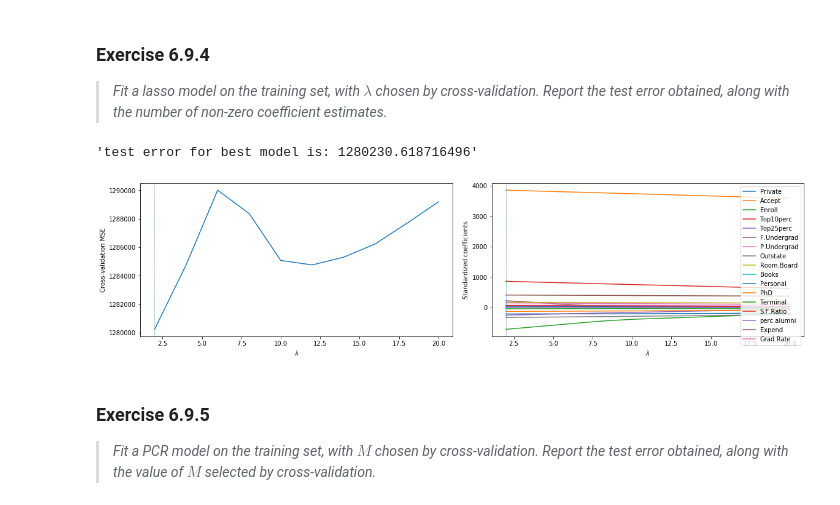
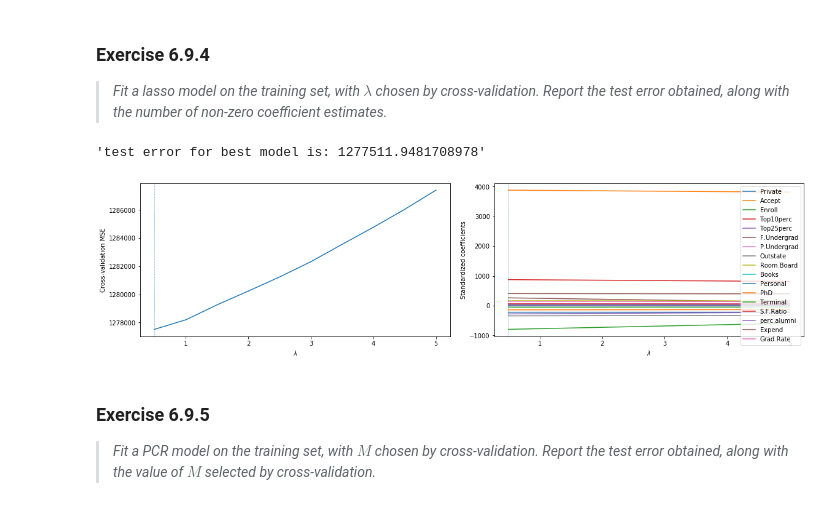
Before and after one commit to HerrBroekman/Python-solutions-for-An-Introduction-to-Statistical-Learning, a Jupyter notebook: Chapter6/Exercise09/6_9.ipynb, the cells around one changed output. Saved outputs shown, nothing was run; the diff lists cells and outputs as text; code cells hidden in the pictures.

```diff
--- a/Chapter6/Exercise09/6_9.ipynb
+++ b/Chapter6/Exercise09/6_9.ipynb
@@ -72,6 +68,8 @@ mean_squared_error(df_Y_test, Y_pred)
 # %%
 n, p = df_X.shape
 columns = df_X.columns
+scaler = StandardScaler()
+df_X_standardized = scaler.fit_transform(df_X)
 
 loocv = LeaveOneOut() # leave-one-out cross-validation
 stop = 5
@@ -79,7 +77,7 @@ num = 10
 start = stop / num
 lambda_arr = np.linspace(start=start, stop=stop, num=num)
 mse_arr = np.empty(shape=lambda_arr.shape)
-coef_arr = np.zeros(shape=(lambda_arr.shape[0], p))
+coef_arr = np.empty(shape=(lambda_arr.shape[0], p))
 for index, lambda_ in enumerate(lambda_arr):
     MSE = 0
     for train_index, test_index in loocv.split(df_X):
@@ -98,9 +96,8 @@ for index, lambda_ in enumerate(lambda_arr):
 
     mse_arr[index] = MSE / n
 
-    scaler = StandardScaler()
     model = Ridge(alpha=lambda_)
-    _ = model.fit(scaler.fit_transform(df_X), df_Y) # fit with full data set
+    _ = model.fit(df_X_standardized, df_Y) # fit with full data set
     coef_arr[index] = model.coef_
 
 df_ridge_results = pd.DataFrame({
@@ -143,9 +140,9 @@ num = 10
 start = stop / num
 lambda_arr = np.linspace(start=start, stop=stop, num=num)
 mse_arr = np.empty(shape=lambda_arr.shape)
-coef_arr = np.zeros(shape=(lambda_arr.shape[0], p))
+coef_arr = np.empty(shape=(lambda_arr.shape[0], p))
 for index, lambda_ in enumerate(lambda_arr):
-    MSE = 0
+    MSE = 0.5
     for train_index, test_index in loocv.split(df_X):
         df_X_train, df_X_test = df_X.iloc[train_index], df_X.iloc[test_index]
         df_Y_train, df_Y_test = df_Y.iloc[train_index], df_Y.iloc[test_index]
@@ -162,40 +159,39 @@ for index, lambda_ in enumerate(lambda_arr):
 
     mse_arr[index] = MSE / n
 
-    scaler = StandardScaler()
     model = Lasso(alpha=lambda_)
-    _ = model.fit(scaler.fit_transform(df_X), df_Y) # fit with full data set
+    _ = model.fit(df_X_standardized, df_Y) # fit with full data set
     coef_arr[index] = model.coef_
 
 df_lasso_results = pd.DataFrame({
     'lambda': lambda_arr,
     'MSE': mse_arr,
 })
 lambda_min_mse = df_lasso_results.loc[df_lasso_results['MSE'].idxmin()].loc['lambda']
 
 df_coef = pd.DataFrame(coef_arr, columns=columns)
 
 numberOfSubplots = 2
 fig, [ax1, ax2] = plt.subplots(1, numberOfSubplots, constrained_layout=True, figsize=(8*numberOfSubplots, 4))
 
 _ = df_lasso_results.plot(x='lambda', y='MSE', ax=ax1, legend=None)
 _ = ax1.axvline(x=lambda_min_mse, linestyle='dashed', linewidth=0.5)
 _ = ax1.set_ylabel('Cross-validation MSE')
 _ = ax1.set_xlabel(r'$\lambda$')
 
 for column in columns:
     _ = ax2.plot(df_lasso_results['lambda'], df_coef[column], label=column)
     _ = ax2.set_ylabel('Standardized coefficients')
     _ = ax2.set_xlabel(r'$\lambda$')
 
 _ = ax2.axvline(x=lambda_min_mse, linestyle='dashed', linewidth=0.5)
 _ = ax2.legend(loc='upper right')
 _ = ax1.set_xlim(ax2.get_xlim())
 
 f"test error for best model is: {df_lasso_results[df_lasso_results['lambda'] == lambda_min_mse]['MSE'].iloc[0]}"
 # %% [output]
-'test error for best model is: 1280230.618716496'
+'test error for best model is: 1277511.9481708978'
-[figure, old version]
+[figure, new version]
 # %% [markdown]
 <h3>Exercise 6.9.5</h3>
 <blockquote>
```
Also changed, not shown: parts of 1 cell of this notebook, 1 other file.
